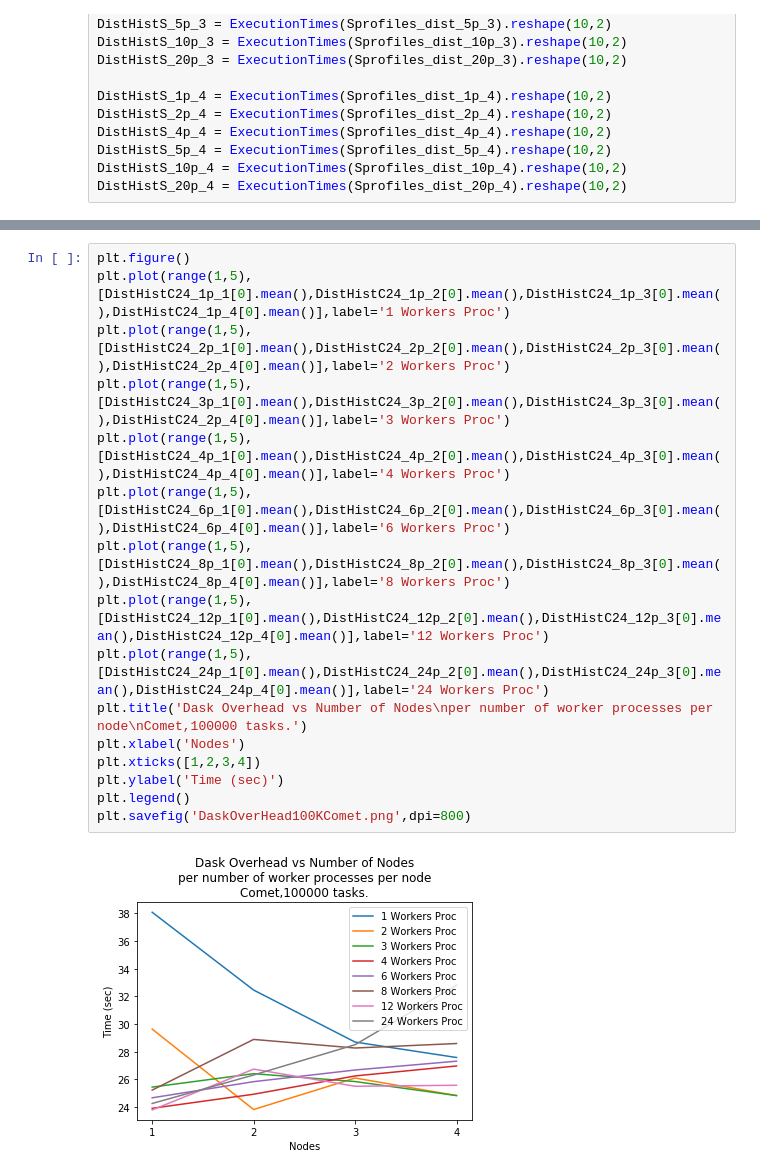
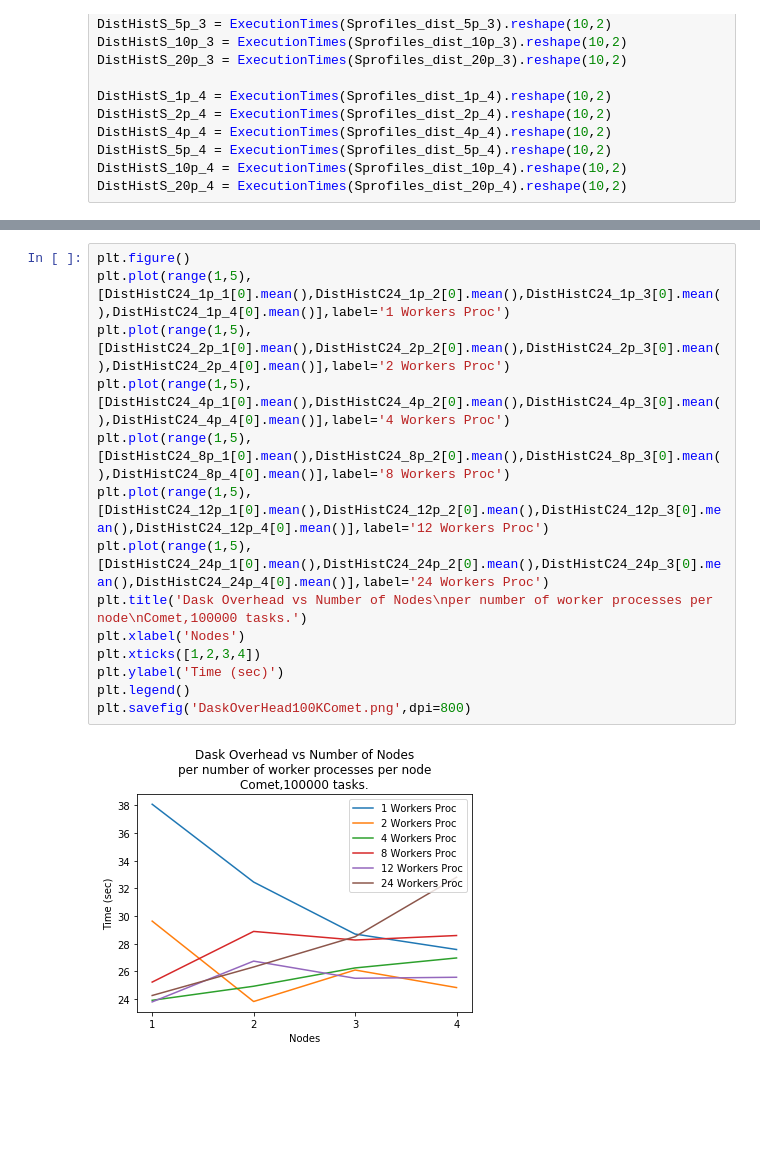
Before and after one commit to radical-experiments/midas_exps, a Jupyter notebook: dask/DaskOverheads.ipynb, the cells around one changed output, grey strips where cells are left out. Saved outputs shown, nothing was run; the diff lists cells and outputs as text; blank space fills up the shorter version.

```diff
--- a/dask/DaskOverheads.ipynb
+++ b/dask/DaskOverheads.ipynb
@@ -263,18 +256,16 @@ plt.savefig('DaskOverHead100KSuperMic.png',dpi=800)
 # %%
 plt.figure()
 plt.plot(range(1,5),[DistHistC24_1p_1[0].mean(),DistHistC24_1p_2[0].mean(),DistHistC24_1p_3[0].mean(),DistHistC24_1p_4[0].mean()],label='1 Workers Proc')
 plt.plot(range(1,5),[DistHistC24_2p_1[0].mean(),DistHistC24_2p_2[0].mean(),DistHistC24_2p_3[0].mean(),DistHistC24_2p_4[0].mean()],label='2 Workers Proc')
-plt.plot(range(1,5),[DistHistC24_3p_1[0].mean(),DistHistC24_3p_2[0].mean(),DistHistC24_3p_3[0].mean(),DistHistC24_2p_4[0].mean()],label='3 Workers Proc')
 plt.plot(range(1,5),[DistHistC24_4p_1[0].mean(),DistHistC24_4p_2[0].mean(),DistHistC24_4p_3[0].mean(),DistHistC24_4p_4[0].mean()],label='4 Workers Proc')
-plt.plot(range(1,5),[DistHistC24_6p_1[0].mean(),DistHistC24_6p_2[0].mean(),DistHistC24_6p_3[0].mean(),DistHistC24_6p_4[0].mean()],label='6 Workers Proc')
 plt.plot(range(1,5),[DistHistC24_8p_1[0].mean(),DistHistC24_8p_2[0].mean(),DistHistC24_8p_3[0].mean(),DistHistC24_8p_4[0].mean()],label='8 Workers Proc')
 plt.plot(range(1,5),[DistHistC24_12p_1[0].mean(),DistHistC24_12p_2[0].mean(),DistHistC24_12p_3[0].mean(),DistHistC24_12p_4[0].mean()],label='12 Workers Proc')
 plt.plot(range(1,5),[DistHistC24_24p_1[0].mean(),DistHistC24_24p_2[0].mean(),DistHistC24_24p_3[0].mean(),DistHistC24_24p_4[0].mean()],label='24 Workers Proc')
 plt.title('Dask Overhead vs Number of Nodes\nper number of worker processes per node\nComet,100000 tasks.')
 plt.xlabel('Nodes')
 plt.xticks([1,2,3,4])
 plt.ylabel('Time (sec)')
 plt.legend()
 plt.savefig('DaskOverHead100KComet.png',dpi=800)
 # %% [output]
-[figure, old version]
+[figure, new version]
```
Also changed, not shown: parts of 2 cells of this notebook, 2 other files.
